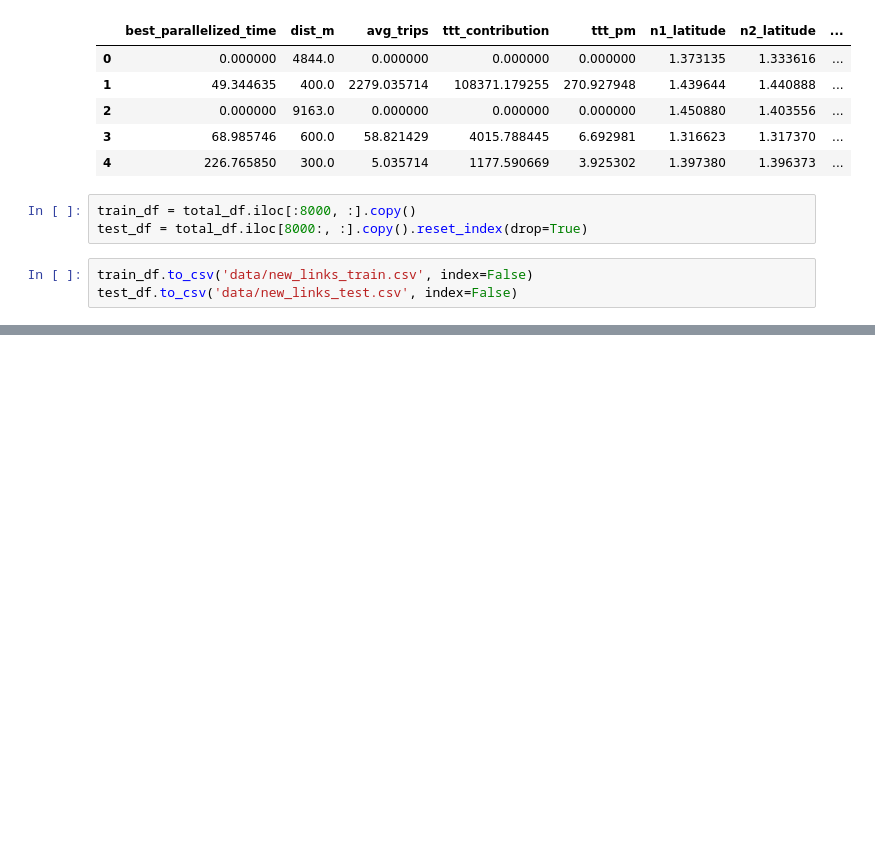
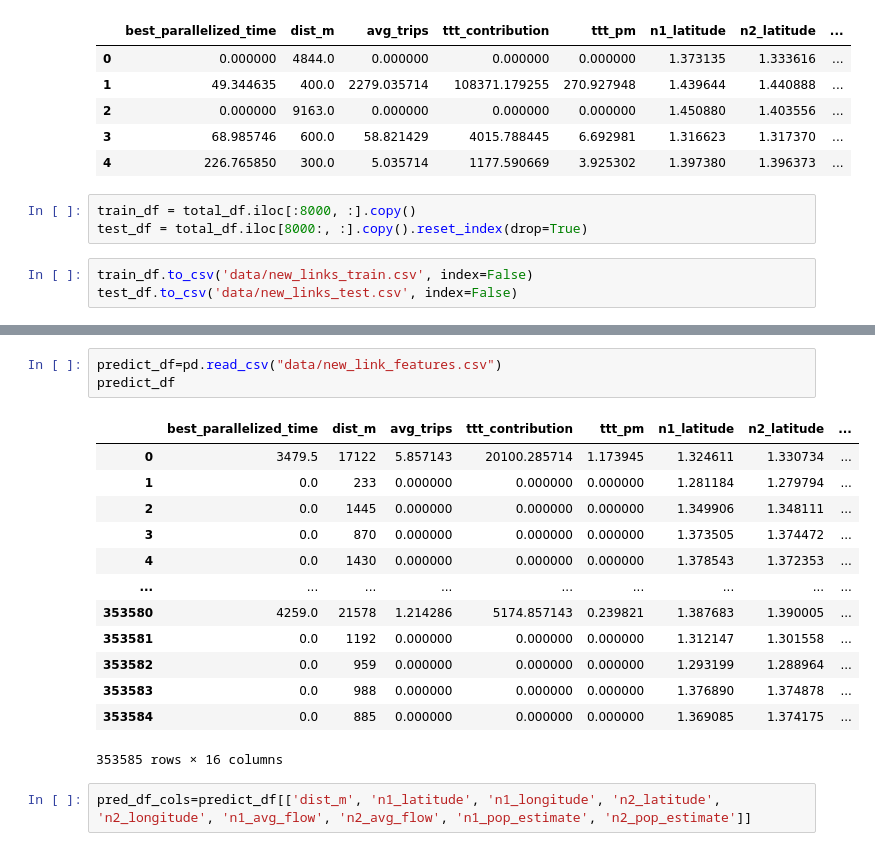
Before and after one commit to kiranbodipati/urban_planning_system, a Jupyter notebook: New Link Classifier.ipynb, the cells around one changed output, grey strips where cells are left out. Drawn from its saved outputs; the diff is of its cells as text; blank space fills up the shorter version.

```diff
--- a/New Link Classifier.ipynb
+++ b/New Link Classifier.ipynb
@@ -348,0 +424,19 @@ test_df.to_csv('data/new_links_test.csv', index=False)
+# %%
+predict_df=pd.read_csv("data/new_link_features.csv")
+predict_df
+# %% [output]
+|  | best_parallelized_time | dist_m | avg_trips | ttt_contribution | ttt_pm | n1_latitude | n2_latitude | ... |
+| 0 | 3479.5 | 17122 | 5.857143 | 20100.285714 | 1.173945 | 1.324611 | 1.330734 | ... |
+| 1 | 0.0 | 233 | 0.000000 | 0.000000 | 0.000000 | 1.281184 | 1.279794 | ... |
+| 2 | 0.0 | 1445 | 0.000000 | 0.000000 | 0.000000 | 1.349906 | 1.348111 | ... |
+| 3 | 0.0 | 870 | 0.000000 | 0.000000 | 0.000000 | 1.373505 | 1.374472 | ... |
+| 4 | 0.0 | 1430 | 0.000000 | 0.000000 | 0.000000 | 1.378543 | 1.372353 | ... |
+| ... | ... | ... | ... | ... | ... | ... | ... | ... |
+| 353580 | 4259.0 | 21578 | 1.214286 | 5174.857143 | 0.239821 | 1.387683 | 1.390005 | ... |
+| 353581 | 0.0 | 1192 | 0.000000 | 0.000000 | 0.000000 | 1.312147 | 1.301558 | ... |
+| 353582 | 0.0 | 959 | 0.000000 | 0.000000 | 0.000000 | 1.293199 | 1.288964 | ... |
+| 353583 | 0.0 | 988 | 0.000000 | 0.000000 | 0.000000 | 1.376890 | 1.374878 | ... |
+| 353584 | 0.0 | 885 | 0.000000 | 0.000000 | 0.000000 | 1.369085 | 1.374175 | ... |
+353585 rows × 16 columns
+# %%
+pred_df_cols=predict_df[['dist_m', 'n1_latitude', 'n1_longitude', 'n2_latitude', 'n2_longitude', 'n1_avg_flow', 'n2_avg_flow', 'n1_pop_estimate', 'n2_pop_estimate']]
```
Also changed, not shown: parts of 13 cells of this notebook, 2 other files.
